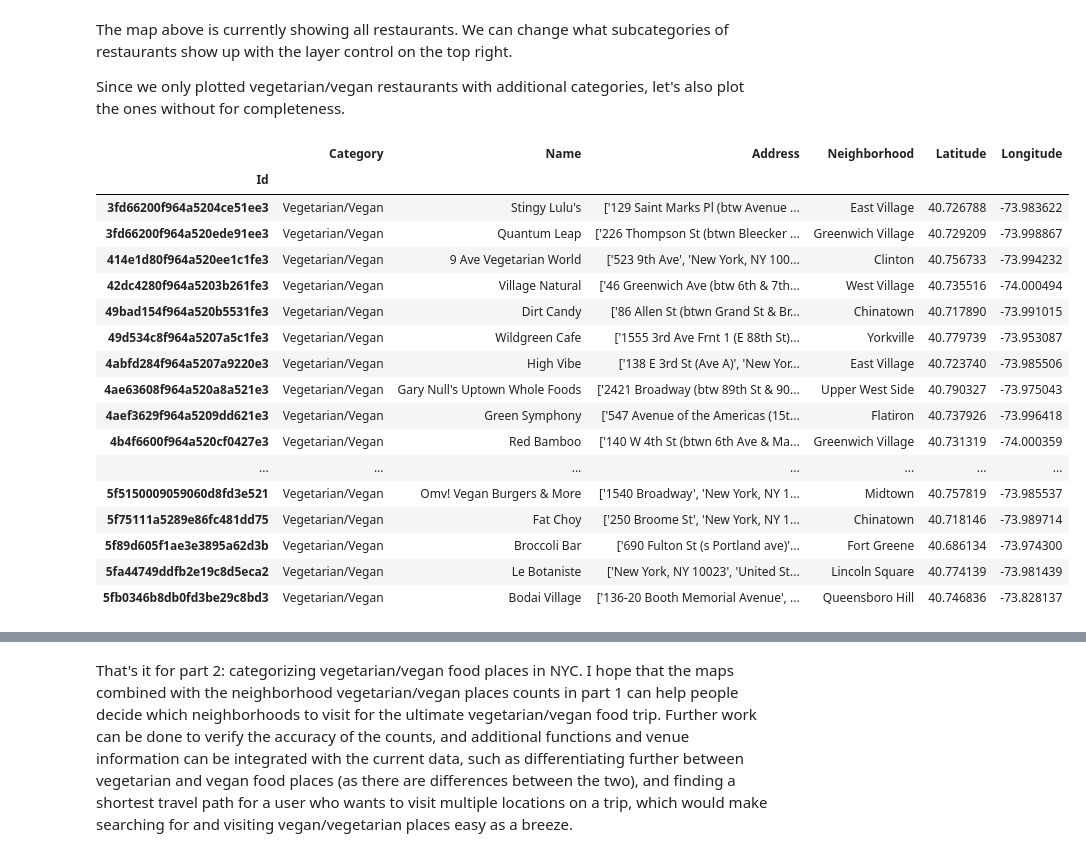
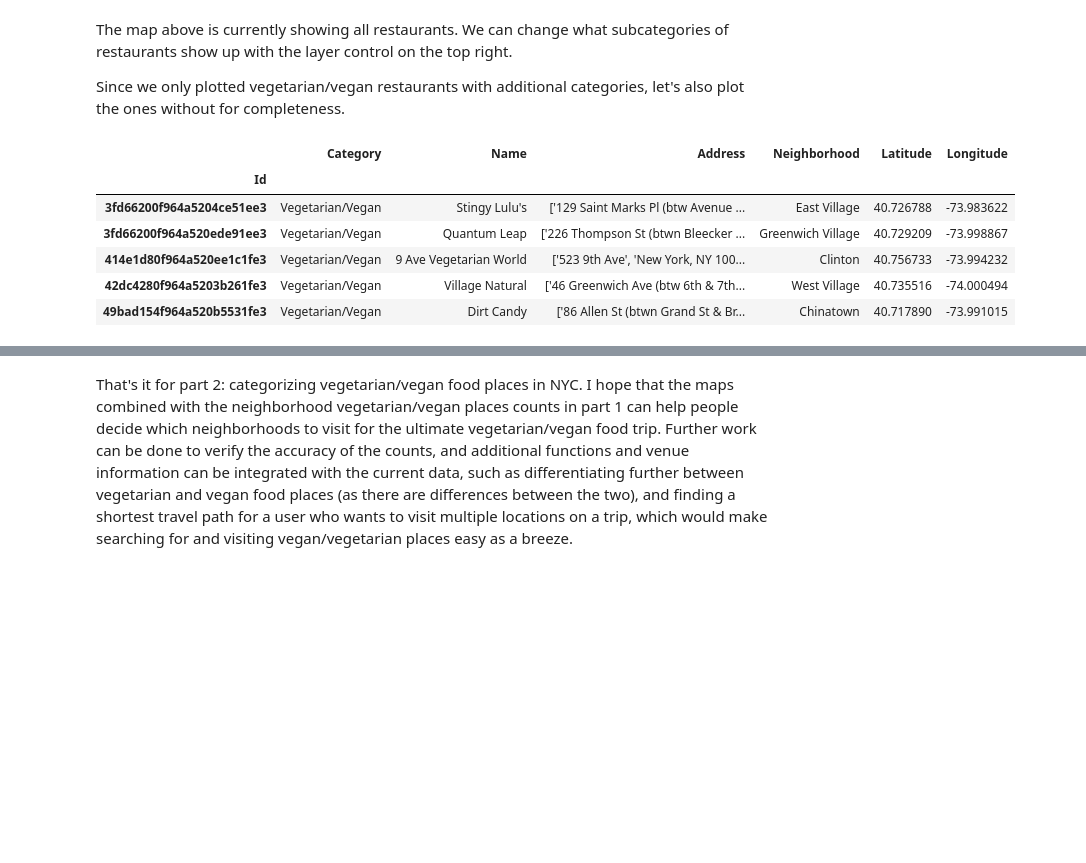
Before and after one commit to angelhe903/Coursera_Capstone, a Jupyter notebook: Project_notebook.ipynb, the cells around one changed output, grey strips where cells are left out. Drawn from its saved outputs; the diff is of its cells as text; code cells hidden in the pictures; blank space fills up the shorter version.

```diff
--- a/Project_notebook.ipynb
+++ b/Project_notebook.ipynb
@@ -577,28 +543,17 @@ Since we only plotted vegetarian/vegan restaurants with additional categories, l
 # %%
 # make dataframe for venues labeled only as vegetarian/vegan with no additional categories
 df_veg = veg_food_cat.groupby('Id').count()
 df_veg = df_veg[df_veg.Name==1].join(veg_food2.set_index('Id'),lsuffix='_c').drop(['Name_c'],axis=1)
 df_veg['Category'] = 'Vegetarian/Vegan'
-df_veg
+df_veg.head()
 # %% [output]
 |  | Category | Name | Address | Neighborhood | Latitude | Longitude |
 | Id |  |  |  |  |  |  |
 | 3fd66200f964a5204ce51ee3 | Vegetarian/Vegan | Stingy Lulu's | ['129 Saint Marks Pl (btw Avenue ... | East Village | 40.726788 | -73.983622 |
 | 3fd66200f964a520ede91ee3 | Vegetarian/Vegan | Quantum Leap | ['226 Thompson St (btwn Bleecker ... | Greenwich Village | 40.729209 | -73.998867 |
 | 414e1d80f964a520ee1c1fe3 | Vegetarian/Vegan | 9 Ave Vegetarian World | ['523 9th Ave', 'New York, NY 100... | Clinton | 40.756733 | -73.994232 |
 | 42dc4280f964a5203b261fe3 | Vegetarian/Vegan | Village Natural | ['46 Greenwich Ave (btw 6th & 7th... | West Village | 40.735516 | -74.000494 |
 | 49bad154f964a520b5531fe3 | Vegetarian/Vegan | Dirt Candy | ['86 Allen St (btwn Grand St & Br... | Chinatown | 40.717890 | -73.991015 |
-| 49d534c8f964a5207a5c1fe3 | Vegetarian/Vegan | Wildgreen Cafe | ['1555 3rd Ave Frnt 1 (E 88th St)... | Yorkville | 40.779739 | -73.953087 |
-| 4abfd284f964a5207a9220e3 | Vegetarian/Vegan | High Vibe | ['138 E 3rd St (Ave A)', 'New Yor... | East Village | 40.723740 | -73.985506 |
-| 4ae63608f964a520a8a521e3 | Vegetarian/Vegan | Gary Null's Uptown Whole Foods | ['2421 Broadway (btw 89th St & 90... | Upper West Side | 40.790327 | -73.975043 |
-| 4aef3629f964a5209dd621e3 | Vegetarian/Vegan | Green Symphony | ['547 Avenue of the Americas (15t... | Flatiron | 40.737926 | -73.996418 |
-| 4b4f6600f964a520cf0427e3 | Vegetarian/Vegan | Red Bamboo | ['140 W 4th St (btwn 6th Ave & Ma... | Greenwich Village | 40.731319 | -74.000359 |
-| ... | ... | ... | ... | ... | ... | ... |
-| 5f5150009059060d8fd3e521 | Vegetarian/Vegan | Omv! Vegan Burgers & More | ['1540 Broadway', 'New York, NY 1... | Midtown | 40.757819 | -73.985537 |
-| 5f75111a5289e86fc481dd75 | Vegetarian/Vegan | Fat Choy | ['250 Broome St', 'New York, NY 1... | Chinatown | 40.718146 | -73.989714 |
-| 5f89d605f1ae3e3895a62d3b | Vegetarian/Vegan | Broccoli Bar | ['690 Fulton St (s Portland ave)'... | Fort Greene | 40.686134 | -73.974300 |
-| 5fa44749ddfb2e19c8d5eca2 | Vegetarian/Vegan | Le Botaniste | ['New York, NY 10023', 'United St... | Lincoln Square | 40.774139 | -73.981439 |
-| 5fb0346b8db0fd3be29c8bd3 | Vegetarian/Vegan | Bodai Village | ['136-20 Booth Memorial Avenue', ... | Queensboro Hill | 40.746836 | -73.828137 |
 # %%
 # map for venues with vegetarian/vegan as their only label
 ny_lat = 40.7127281
```
Also changed, not shown: parts of 4 cells of this notebook.
